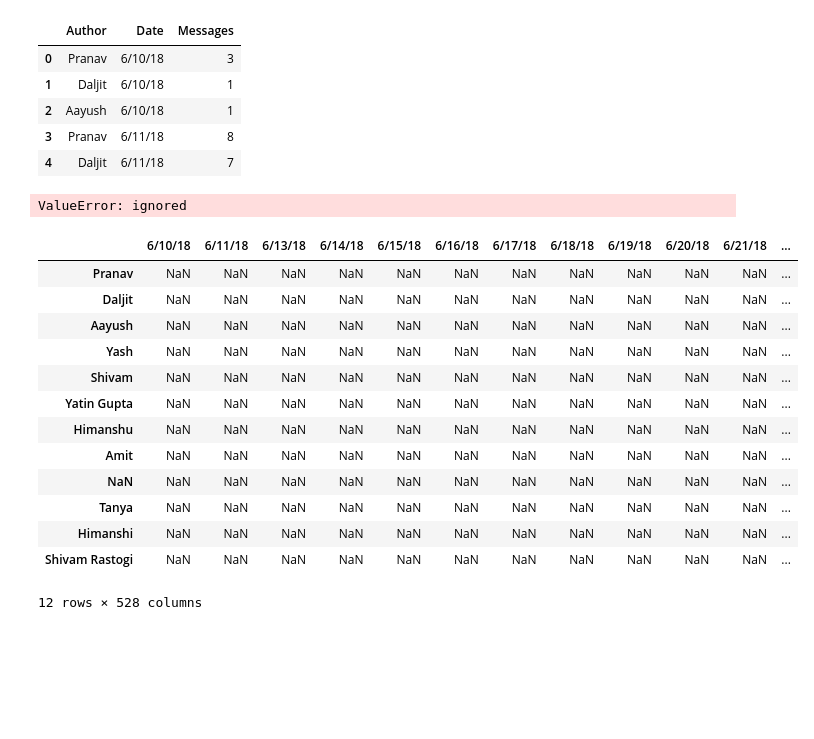
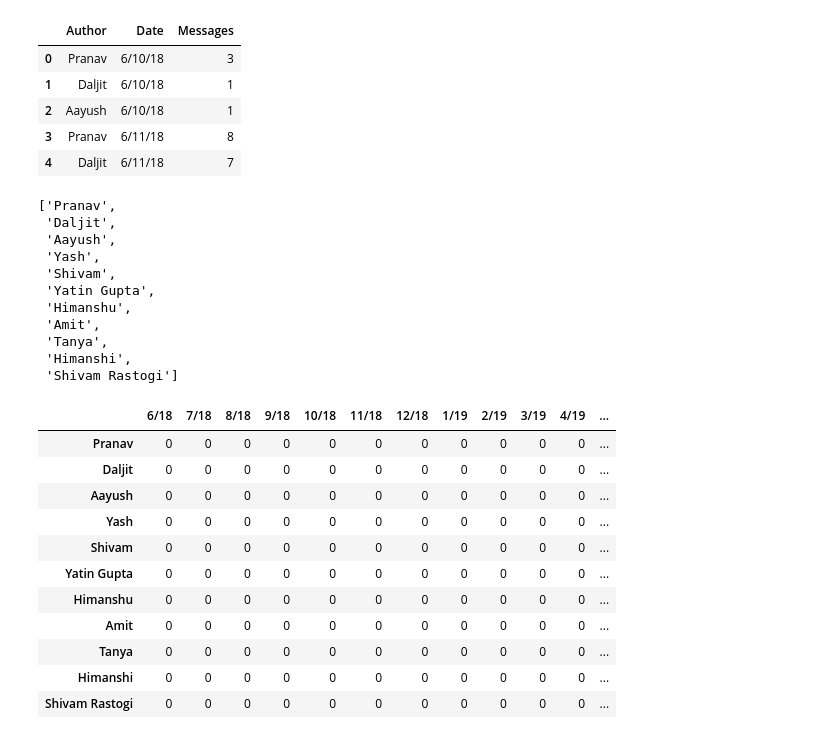
Before and after one commit to YatinGupta777/Whatsapp-Chat-Analyzer, a Jupyter notebook: WhatsApp_Chat_Analyzer.ipynb, the cells around one changed output. Drawn from its saved outputs; the diff is of its cells as text; code cells hidden in the pictures; blank space fills up the shorter version.

```diff
--- a/WhatsApp_Chat_Analyzer.ipynb
+++ b/WhatsApp_Chat_Analyzer.ipynb
@@ -107,29 +111,51 @@ df_by_date_author.head()
 | 2 | Aayush | 6/10/18 | 1 |
 | 3 | Pranav | 6/11/18 | 8 |
 | 4 | Daljit | 6/11/18 | 7 |
-# %%
-authors = df['Author'].unique()
-dates = df['Date'].unique()
-# %% [output]
-ValueError: ignored
+# %%
+authors = df['Author'].unique()
+dates = df['Date'].unique()
+
+authors = [x for x in authors if x is not None]
+
+month_year_dates = []
+for i in dates:
+  x = i.partition("/")
+  y = x[2].partition("/")
+  month_year = x[0] +"/" + y[2]
+  if month_year not in month_year_dates:
+    month_year_dates.append(month_year)
+
+#month_year_dates = set(month_year_dates)
+authors
+# %% [output]
+['Pranav',
+ 'Daljit',
+ 'Aayush',
+ 'Yash',
+ 'Shivam',
+ 'Yatin Gupta',
+ 'Himanshu',
+ 'Amit',
+ 'Tanya',
+ 'Himanshi',
+ 'Shivam Rastogi']
 # %%
-df_structure = pd.DataFrame(index=authors, columns=dates)
+df_structure = pd.DataFrame(index=authors, columns=month_year_dates)
+df_structure.fillna(0, inplace=True)
 df_structure
 # %% [output]
-|  | 6/10/18 | 6/11/18 | 6/13/18 | 6/14/18 | 6/15/18 | 6/16/18 | 6/17/18 | 6/18/18 | 6/19/18 | 6/20/18 | 6/21/18 | ... |
-| Pranav | NaN | NaN | NaN | NaN | NaN | NaN | NaN | NaN | NaN | NaN | NaN | ... |
-| Daljit | NaN | NaN | NaN | NaN | NaN | NaN | NaN | NaN | NaN | NaN | NaN | ... |
-| Aayush | NaN | NaN | NaN | NaN | NaN | NaN | NaN | NaN | NaN | NaN | NaN | ... |
-| Yash | NaN | NaN | NaN | NaN | NaN | NaN | NaN | NaN | NaN | NaN | NaN | ... |
-| Shivam | NaN | NaN | NaN | NaN | NaN | NaN | NaN | NaN | NaN | NaN | NaN | ... |
-| Yatin Gupta | NaN | NaN | NaN | NaN | NaN | NaN | NaN | NaN | NaN | NaN | NaN | ... |
-| Himanshu | NaN | NaN | NaN | NaN | NaN | NaN | NaN | NaN | NaN | NaN | NaN | ... |
-| Amit | NaN | NaN | NaN | NaN | NaN | NaN | NaN | NaN | NaN | NaN | NaN | ... |
-| NaN | NaN | NaN | NaN | NaN | NaN | NaN | NaN | NaN | NaN | NaN | NaN | ... |
-| Tanya | NaN | NaN | NaN | NaN | NaN | NaN | NaN | NaN | NaN | NaN | NaN | ... |
-| Himanshi | NaN | NaN | NaN | NaN | NaN | NaN | NaN | NaN | NaN | NaN | NaN | ... |
-| Shivam Rastogi | NaN | NaN | NaN | NaN | NaN | NaN | NaN | NaN | NaN | NaN | NaN | ... |
+|  | 6/18 | 7/18 | 8/18 | 9/18 | 10/18 | 11/18 | 12/18 | 1/19 | 2/19 | 3/19 | 4/19 | ... |
+| Pranav | 0 | 0 | 0 | 0 | 0 | 0 | 0 | 0 | 0 | 0 | 0 | ... |
+| Daljit | 0 | 0 | 0 | 0 | 0 | 0 | 0 | 0 | 0 | 0 | 0 | ... |
+| Aayush | 0 | 0 | 0 | 0 | 0 | 0 | 0 | 0 | 0 | 0 | 0 | ... |
+| Yash | 0 | 0 | 0 | 0 | 0 | 0 | 0 | 0 | 0 | 0 | 0 | ... |
+| Shivam | 0 | 0 | 0 | 0 | 0 | 0 | 0 | 0 | 0 | 0 | 0 | ... |
+| Yatin Gupta | 0 | 0 | 0 | 0 | 0 | 0 | 0 | 0 | 0 | 0 | 0 | ... |
+| Himanshu | 0 | 0 | 0 | 0 | 0 | 0 | 0 | 0 | 0 | 0 | 0 | ... |
+| Amit | 0 | 0 | 0 | 0 | 0 | 0 | 0 | 0 | 0 | 0 | 0 | ... |
+| Tanya | 0 | 0 | 0 | 0 | 0 | 0 | 0 | 0 | 0 | 0 | 0 | ... |
+| Himanshi | 0 | 0 | 0 | 0 | 0 | 0 | 0 | 0 | 0 | 0 | 0 | ... |
+| Shivam Rastogi | 0 | 0 | 0 | 0 | 0 | 0 | 0 | 0 | 0 | 0 | 0 | ... |
-12 rows × 528 columns
 # %%
 for index, row in df_by_date_author.iterrows():
   #print(row['Date'],row['Author'],row['Messages'])
```
Also changed, not shown: parts of 4 cells of this notebook.
